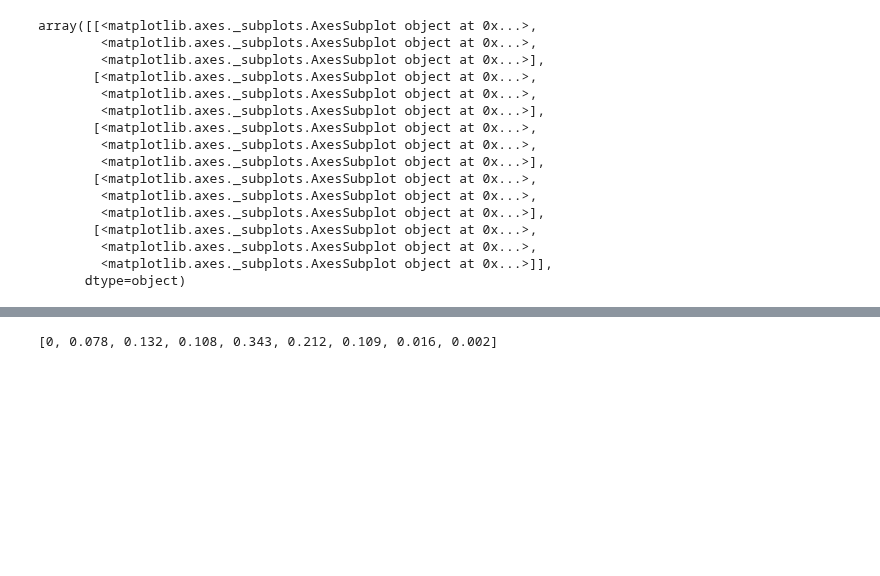
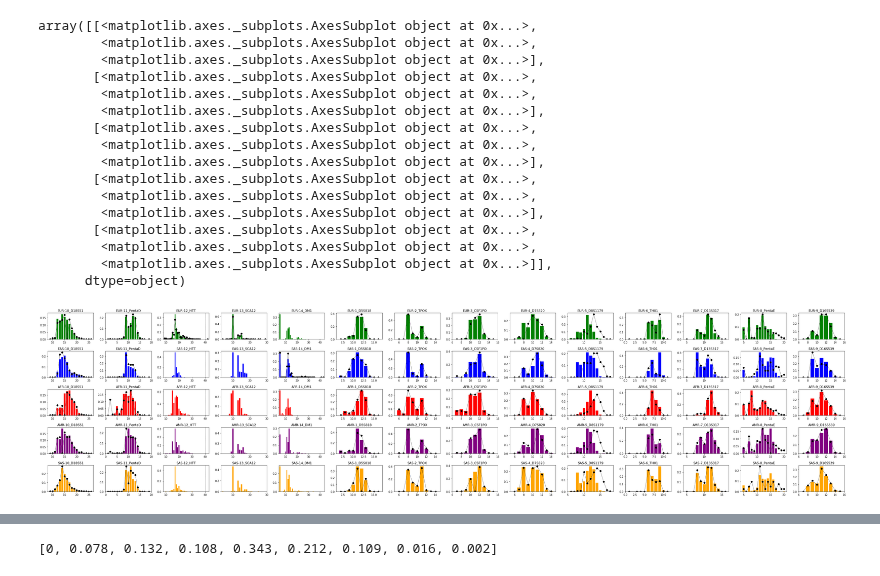
Before and after one commit to gymrek-lab/EnsembleTR, a Jupyter notebook: callset-qc/1000G_CallerQC_Figures.ipynb, the cells around one changed output, grey strips where cells are left out. Drawn from its saved outputs; the diff is of its cells as text; code cells hidden in the pictures; blank space fills up the shorter version.

```diff
--- a/callset-qc/1000G_CallerQC_Figures.ipynb
+++ b/callset-qc/1000G_CallerQC_Figures.ipynb
@@ -158,6 +158,104 @@ array([[<matplotlib.axes._subplots.AxesSubplot object at 0x...>,
         <matplotlib.axes._subplots.AxesSubplot object at 0x...>,
         <matplotlib.axes._subplots.AxesSubplot object at 0x...>]],
       dtype=object)
+# %%
+locids = {}
+locids["chr4:3074877"] = "12_HTT"
+locids["chr5:146878728"] = "13_SCA12"
+locids["chr19:45770205"] = "14_DM1"
+locids["chr5:123775556"] = "1_D5S818"
+locids["chr2:1489653"] = "2_TPOX"
+locids["chr5:150076324"] = "3_CSF1PO"
+locids["chr7:84160226"] = "4_D7S820"
+locids["chr8:124894873"] = "5_D8S1179"
+locids["chr11:2171088"] = "6_TH01"
+locids["chr13:82148025"] = "7_D13S317"
+locids["chr15:96831015"] = "8_PentaE"
+locids["chr16:86352702"] = "9_D16S539"
+locids["chr18:63281667"] = "10_D18S51"
+locids["chr21:43636205"] = "11_PentaD"
+
+
+codis_list = ["1_D5S818","2_TPOX","3_CSF1PO","4_D7S820","5_D8S1179","6_TH01","7_D13S317","8_PentaE","9_D16S539","10_D18S51","11_PentaD"]
+
+
+# Allele freqs compared to known
+known_freqs = pd.read_csv(os.path.join(OUTDIR, "known_afreqs.txt"), sep="\t")
+called_freqs = pd.read_csv(os.path.join(OUTDIR, "called_afreqs.txt"), sep="\t") # TODO order based on iD
+called_freqs = called_freqs[called_freqs["pos"] != 146878729] # need to remove this one
+called_freqs = called_freqs[called_freqs["pos"] != 123775553] # need to remove this one
+called_freqs = called_freqs[called_freqs["pos"] != 1489651] # need to remove this one
+called_freqs = called_freqs[called_freqs["pos"] != 84160225] # need to remove this one
+called_freqs = called_freqs[called_freqs["pos"] != 2171086] # need to remove this one
+called_freqs = called_freqs[called_freqs["pos"] != 96831012] # need to remove this one
+called_freqs = called_freqs[called_freqs["pos"] != 86352692] # need to remove this one
+called_freqs["id"] = called_freqs.apply(lambda x: locids["%s:%s"%(x["chrom"], x["pos"])], 1)
+called_freqs = called_freqs.sort_values("id")
+
+superpops = ["EUR","EAS","AFR","AMR","SAS"]
+
+
+num_loci = called_freqs.shape[0] # =numcols
+num_pops = len(superpops) # superpops=numrows
+
+
+fig, axis_array = plt.subplots(num_pops, num_loci, figsize=(num_loci*3, num_pops*2))
+plotnum = 0
+for i in range(called_freqs.shape[0]):
+    chrom = called_freqs["chrom"].values[i]
+    pos = called_freqs["pos"].values[i]
+    locus_id = called_freqs["id"].values[i]
+
+    # Load called freqs
+    alleles = set()
+    popcounts = {}
+    for sp in superpops:
+        spcts = {}
+        ctstring = called_freqs["freq_%s"%sp].values[i]
+        for allele in ctstring.split(","):
+            al, fq = allele.split(":")
+            al = int(len(al)/len(get_motif(al))); fq = float(fq)
+            spcts[al] = fq
+        for a in spcts.keys(): alleles.add(a)
+        popcounts[sp] = spcts
+    alleles = sorted(list(alleles))
+
+    # Load known freqs
+    k = known_freqs[(known_freqs["chrom"]==chrom) & (known_freqs["pos"]==pos)]
+    kcounts = {"thresh": -1}
+    if k.shape[0] == 1:
+        kcounts["thresh"] = k["thresh"].values[0]
+        for sp in superpops:
+            spcts = {}
+            cstring = k["freq_%s"%sp].values[0]
+            if str(cstring) == "nan": continue
+            for allele in cstring.split(","):
+                al, fq = allele.split(":")
+                al = int(float(al)); fq = float(fq)
+                spcts[al] = fq
+            kcounts[sp] = spcts
+            #print(kcounts)
+
+    for j in range(len(superpops)):
+        ax = axis_array[j, i]
+        ax.bar(alleles, [popcounts[superpops[j]].get(a, 0) for a in alleles], color=popcolors[superpops[j]])
+
+        # Plot known
+        if superpops[j] in kcounts.keys():
+            ax.plot(alleles, [kcounts[superpops[j]].get(a, 0) for a in alleles], color="black",
+                   marker="o", linewidth=0.5)
+
+        # Plot threshold
+        if kcounts["thresh"]>-1:
+            ax.axvline(x=kcounts["thresh"], linewidth=0.5, color="black", linestyle="dashed")
+        ax.set_xlim(left=min(alleles)-1, right=max(alleles)+1)
+        ax.set_title("%s-%s"%(superpops[j], locus_id))
+        #ax.grid(True)
+        plotnum += 1
+fig.tight_layout()
+plt.savefig("Figures/codis_afreq.pdf")
+# %% [output]
+[figure, added]
 # %%
 locids = {}
 locids["chr4:3074877"] = "1_HTT"
```
Also changed, not shown: parts of 1 cell of this notebook.
